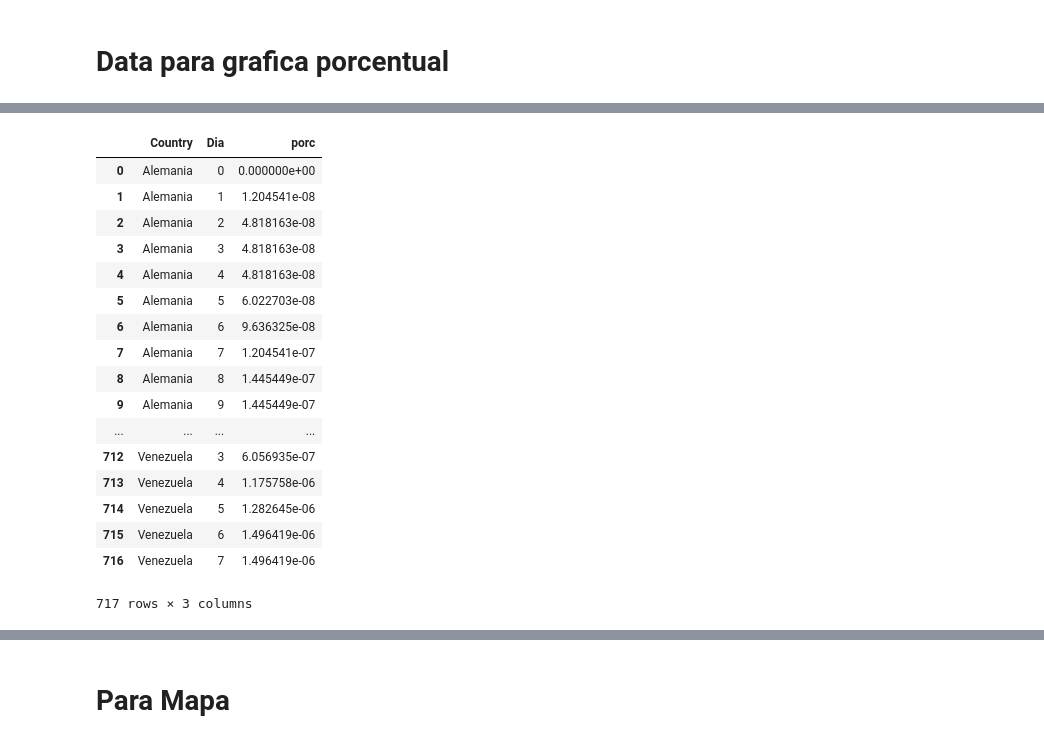
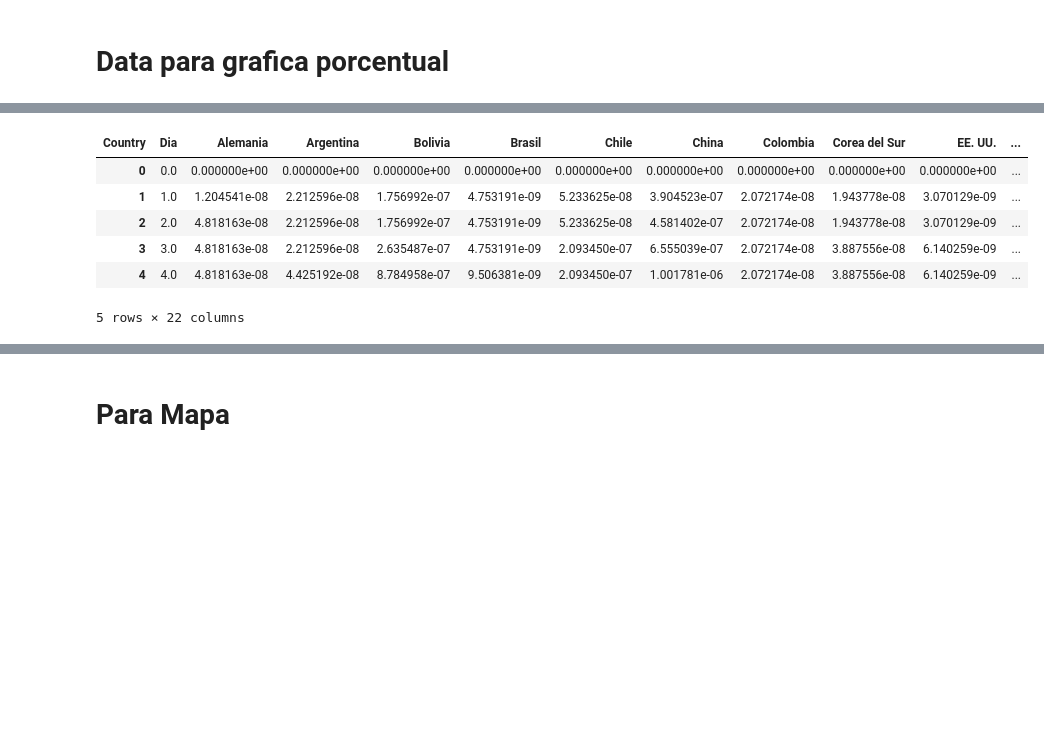
Before and after one commit to oecg/COVID_19_PP, a Jupyter notebook: Corona.ipynb, the cells around one changed output, grey strips where cells are left out. Cells and saved outputs as stored; diff of their text form; code cells hidden in the pictures; blank space fills up the shorter version.

```diff
--- a/Corona.ipynb
+++ b/Corona.ipynb
@@ -273,3 +240,2 @@ bel.to_csv('data2.csv', index = False, encoding = "UTF-8")
 # %%
-df = pd.read_csv('data2.csv', sep = ',', header = 0)
-df.head()
+data3 = pd.read_csv('data3.csv', sep = ',', header = 0)
@@ -316,21 +241,0 @@ def pcc(X):
-# %%
-pcc(union)
-# %% [output]
-|  | Country | Dia | porc |
-| 0 | Alemania | 0 | 0.000000e+00 |
-| 1 | Alemania | 1 | 1.204541e-08 |
-| 2 | Alemania | 2 | 4.818163e-08 |
-| 3 | Alemania | 3 | 4.818163e-08 |
-| 4 | Alemania | 4 | 4.818163e-08 |
-| 5 | Alemania | 5 | 6.022703e-08 |
-| 6 | Alemania | 6 | 9.636325e-08 |
-| 7 | Alemania | 7 | 1.204541e-07 |
-| 8 | Alemania | 8 | 1.445449e-07 |
-| 9 | Alemania | 9 | 1.445449e-07 |
-| ... | ... | ... | ... |
-| 712 | Venezuela | 3 | 6.056935e-07 |
-| 713 | Venezuela | 4 | 1.175758e-06 |
-| 714 | Venezuela | 5 | 1.282645e-06 |
-| 715 | Venezuela | 6 | 1.496419e-06 |
-| 716 | Venezuela | 7 | 1.496419e-06 |
-717 rows × 3 columns
@@ -338,0 +242,11 @@ union.to_csv('data3.csv', index = False, encoding = "UTF-8")
+# %%
+p3 = data3.pivot(index='Dia', columns='Country', values='Porcentaje').reset_index()
+p3.head()
+# %% [output]
+| Country | Dia | Alemania | Argentina | Bolivia | Brasil | Chile | China | Colombia | Corea del Sur | EE. UU. | ... |
+| 0 | 0.0 | 0.000000e+00 | 0.000000e+00 | 0.000000e+00 | 0.000000e+00 | 0.000000e+00 | 0.000000e+00 | 0.000000e+00 | 0.000000e+00 | 0.000000e+00 | ... |
+| 1 | 1.0 | 1.204541e-08 | 2.212596e-08 | 1.756992e-07 | 4.753191e-09 | 5.233625e-08 | 3.904523e-07 | 2.072174e-08 | 1.943778e-08 | 3.070129e-09 | ... |
+| 2 | 2.0 | 4.818163e-08 | 2.212596e-08 | 1.756992e-07 | 4.753191e-09 | 5.233625e-08 | 4.581402e-07 | 2.072174e-08 | 1.943778e-08 | 3.070129e-09 | ... |
+| 3 | 3.0 | 4.818163e-08 | 2.212596e-08 | 2.635487e-07 | 4.753191e-09 | 2.093450e-07 | 6.555039e-07 | 2.072174e-08 | 3.887556e-08 | 6.140259e-09 | ... |
+| 4 | 4.0 | 4.818163e-08 | 4.425192e-08 | 8.784958e-07 | 9.506381e-09 | 2.093450e-07 | 1.001781e-06 | 2.072174e-08 | 3.887556e-08 | 6.140259e-09 | ... |
+5 rows × 22 columns
```
Also changed, not shown: parts of 51 cells of this notebook, 1 other file.
